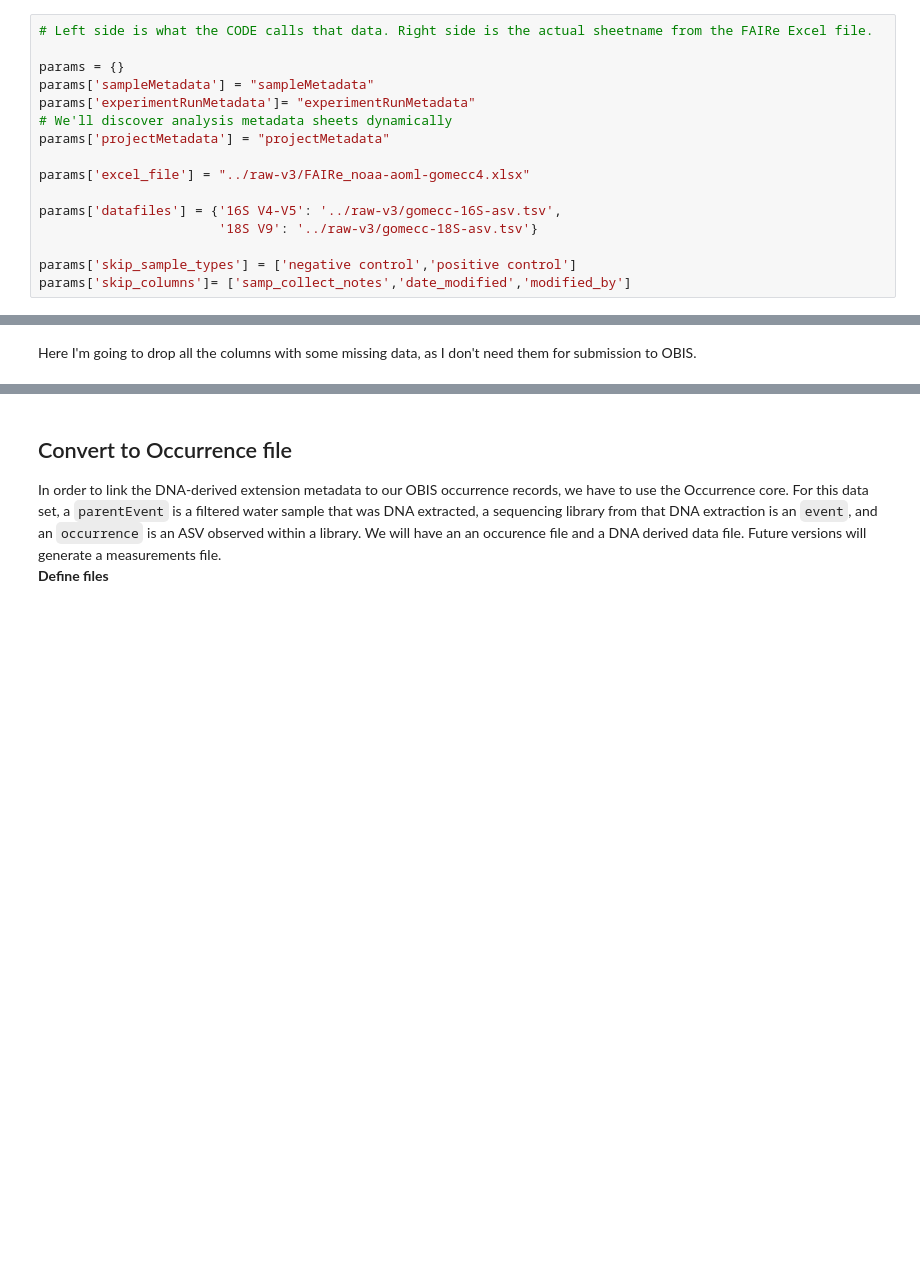
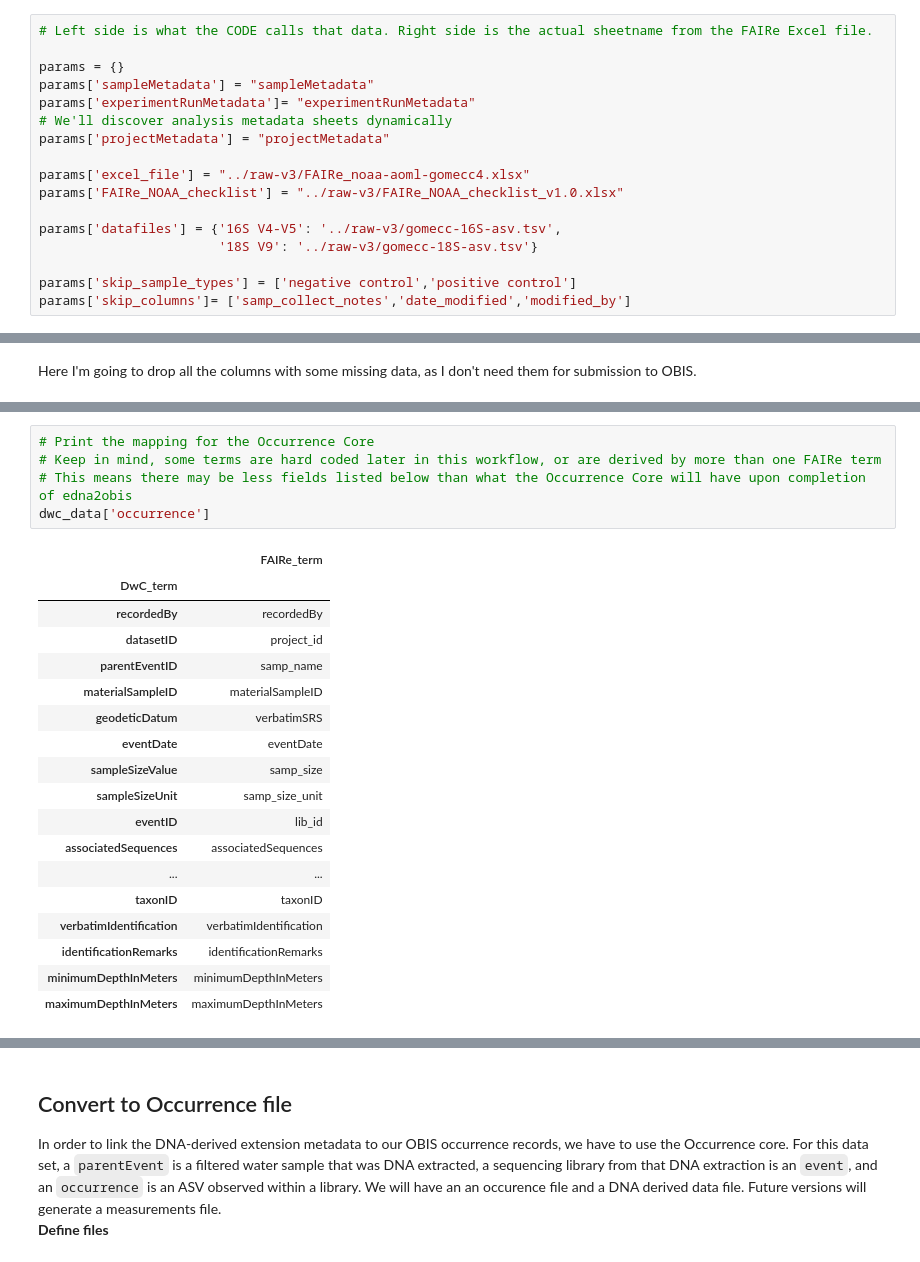
Before and after one commit to aomlomics/edna2obis, a Jupyter notebook: src-v3/edna2obis_conversion_code_v3.ipynb, the cells around one changed output, grey strips where cells are left out. Saved outputs shown, nothing was run; the diff lists cells and outputs as text; blank space fills up the shorter version.

Commit message:
Got new version working up to Convert to Occurrence file

```diff
--- a/src-v3/edna2obis_conversion_code_v3.ipynb
+++ b/src-v3/edna2obis_conversion_code_v3.ipynb
@@ -116,6 +117,7 @@ params['experimentRunMetadata']= "experimentRunMetadata"
 params['projectMetadata'] = "projectMetadata"
 
 params['excel_file'] = "../raw-v3/FAIRe_noaa-aoml-gomecc4.xlsx"
+params['FAIRe_NOAA_checklist'] = "../raw-v3/FAIRe_NOAA_checklist_v1.0.xlsx"
 
 params['datafiles'] = {'16S V4-V5': '../raw-v3/gomecc-16S-asv.tsv',
                        '18S V9': '../raw-v3/gomecc-18S-asv.tsv'}
@@ -533,0 +595,24 @@ dwc_data['event'].head()
+# %%
+# Print the mapping for the Occurrence Core
+# Keep in mind, some terms are hard coded later in this workflow, or are derived by more than one FAIRe term
+# This means there may be less fields listed below than what the Occurrence Core will have upon completion of edna2obis
+dwc_data['occurrence']
+# %% [output]
+|  | FAIRe_term |
+| DwC_term |  |
+| recordedBy | recordedBy |
+| datasetID | project_id |
+| parentEventID | samp_name |
+| materialSampleID | materialSampleID |
+| geodeticDatum | verbatimSRS |
+| eventDate | eventDate |
+| sampleSizeValue | samp_size |
+| sampleSizeUnit | samp_size_unit |
+| eventID | lib_id |
+| associatedSequences | associatedSequences |
+| ... | ... |
+| taxonID | taxonID |
+| verbatimIdentification | verbatimIdentification |
+| identificationRemarks | identificationRemarks |
+| minimumDepthInMeters | minimumDepthInMeters |
+| maximumDepthInMeters | maximumDepthInMeters |
```
Also changed, not shown: parts of 8 cells of this notebook, 1 other file.
